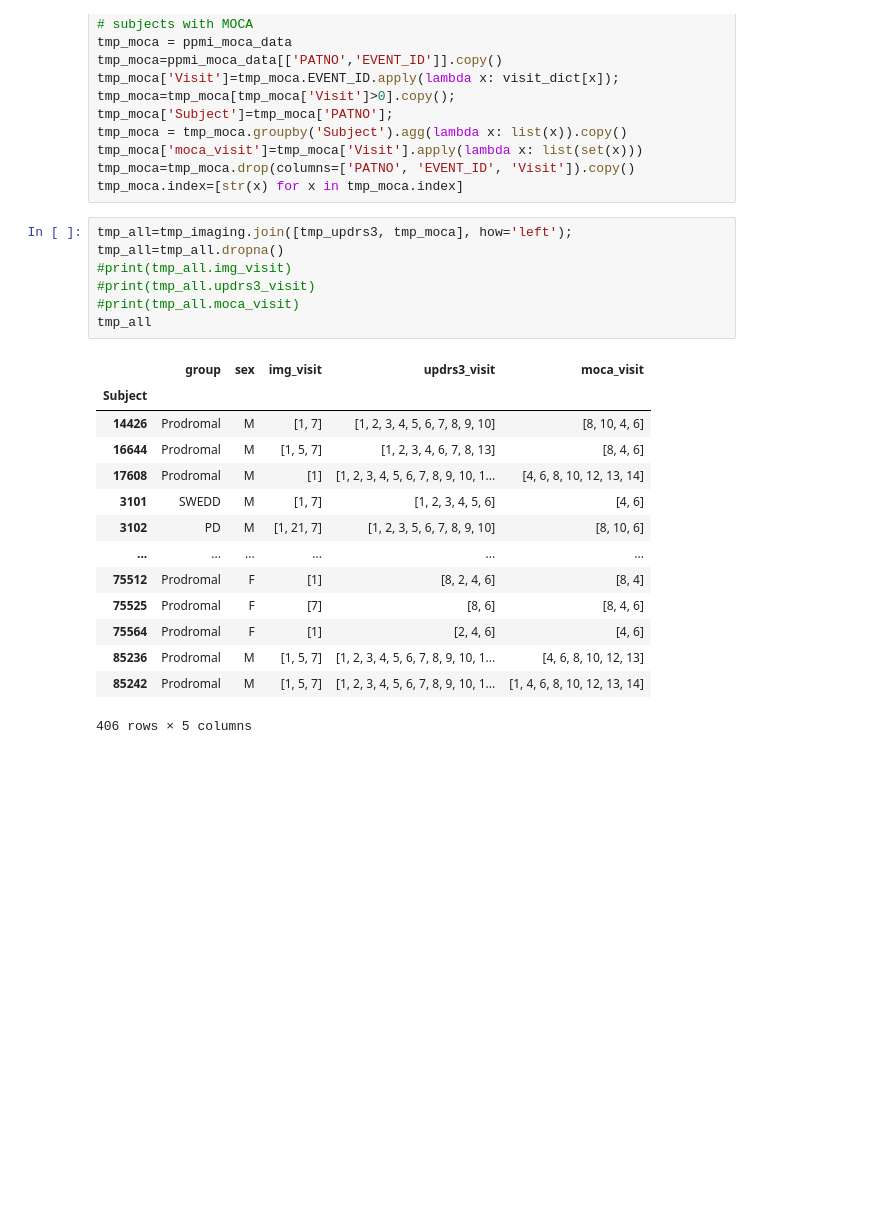
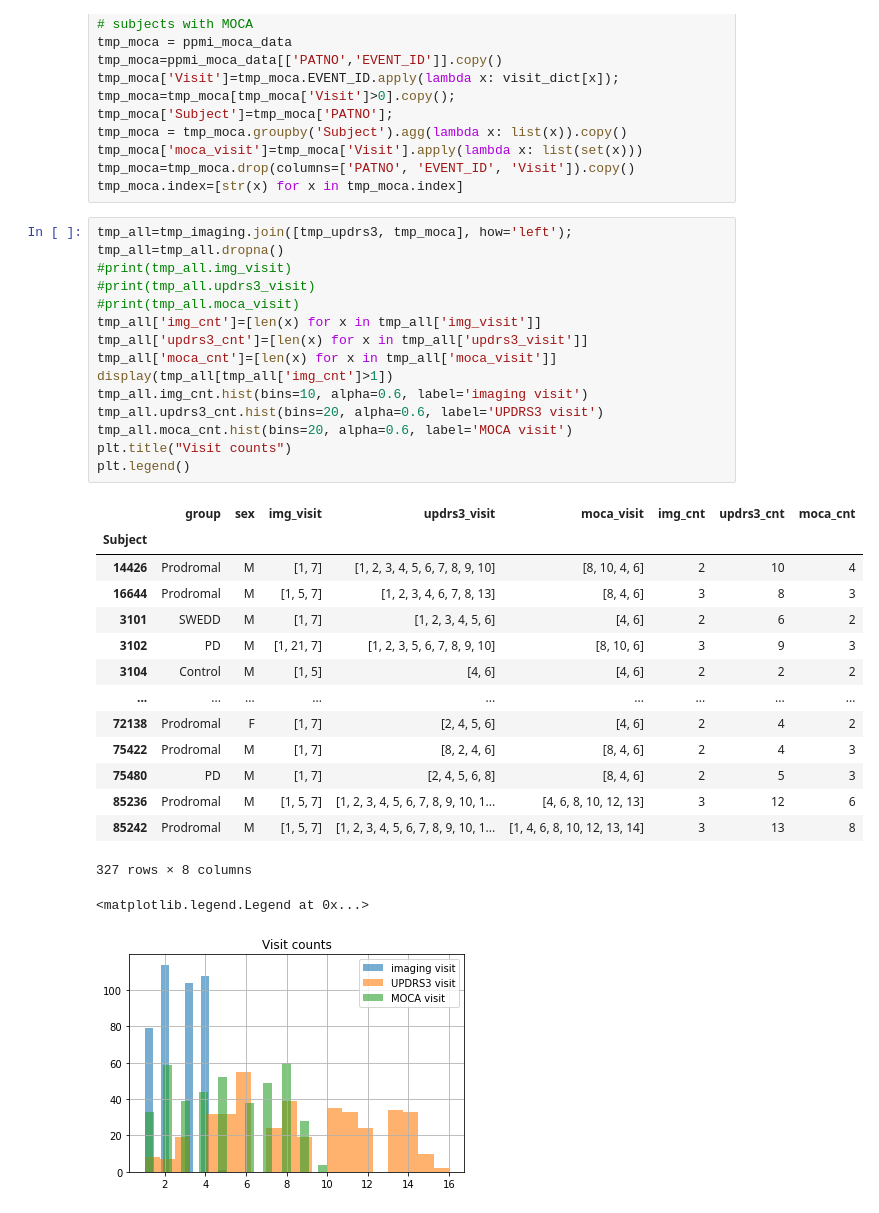
Before and after one commit to nipoppy/nipoppy, a Jupyter notebook: notebooks/subject_profiling_filtering.ipynb, the cells around one changed output. Saved outputs shown, nothing was run; the diff lists cells and outputs as text; blank space fills up the shorter version.

```diff
--- a/notebooks/subject_profiling_filtering.ipynb
+++ b/notebooks/subject_profiling_filtering.ipynb
@@ -419,25 +652,35 @@ tmp_moca.index=[str(x) for x in tmp_moca.index]
 # %%
 tmp_all=tmp_imaging.join([tmp_updrs3, tmp_moca], how='left');
 tmp_all=tmp_all.dropna()
 #print(tmp_all.img_visit)
 #print(tmp_all.updrs3_visit)
 #print(tmp_all.moca_visit)
-tmp_all
+tmp_all['img_cnt']=[len(x) for x in tmp_all['img_visit']]
+tmp_all['updrs3_cnt']=[len(x) for x in tmp_all['updrs3_visit']]
+tmp_all['moca_cnt']=[len(x) for x in tmp_all['moca_visit']]
+display(tmp_all[tmp_all['img_cnt']>1])
+tmp_all.img_cnt.hist(bins=10, alpha=0.6, label='imaging visit')
+tmp_all.updrs3_cnt.hist(bins=20, alpha=0.6, label='UPDRS3 visit')
+tmp_all.moca_cnt.hist(bins=20, alpha=0.6, label='MOCA visit')
+plt.title("Visit counts")
+plt.legend()
 # %% [output]
-|  | group | sex | img_visit | updrs3_visit | moca_visit |
-| Subject |  |  |  |  |  |
-| 14426 | Prodromal | M | [1, 7] | [1, 2, 3, 4, 5, 6, 7, 8, 9, 10] | [8, 10, 4, 6] |
-| 16644 | Prodromal | M | [1, 5, 7] | [1, 2, 3, 4, 6, 7, 8, 13] | [8, 4, 6] |
-| 17608 | Prodromal | M | [1] | [1, 2, 3, 4, 5, 6, 7, 8, 9, 10, 1... | [4, 6, 8, 10, 12, 13, 14] |
-| 3101 | SWEDD | M | [1, 7] | [1, 2, 3, 4, 5, 6] | [4, 6] |
-| 3102 | PD | M | [1, 21, 7] | [1, 2, 3, 5, 6, 7, 8, 9, 10] | [8, 10, 6] |
-| ... | ... | ... | ... | ... | ... |
-| 75512 | Prodromal | F | [1] | [8, 2, 4, 6] | [8, 4] |
-| 75525 | Prodromal | F | [7] | [8, 6] | [8, 4, 6] |
-| 75564 | Prodromal | F | [1] | [2, 4, 6] | [4, 6] |
-| 85236 | Prodromal | M | [1, 5, 7] | [1, 2, 3, 4, 5, 6, 7, 8, 9, 10, 1... | [4, 6, 8, 10, 12, 13] |
-| 85242 | Prodromal | M | [1, 5, 7] | [1, 2, 3, 4, 5, 6, 7, 8, 9, 10, 1... | [1, 4, 6, 8, 10, 12, 13, 14] |
+|  | group | sex | img_visit | updrs3_visit | moca_visit | img_cnt | updrs3_cnt | moca_cnt |
+| Subject |  |  |  |  |  |  |  |  |
+| 14426 | Prodromal | M | [1, 7] | [1, 2, 3, 4, 5, 6, 7, 8, 9, 10] | [8, 10, 4, 6] | 2 | 10 | 4 |
+| 16644 | Prodromal | M | [1, 5, 7] | [1, 2, 3, 4, 6, 7, 8, 13] | [8, 4, 6] | 3 | 8 | 3 |
+| 3101 | SWEDD | M | [1, 7] | [1, 2, 3, 4, 5, 6] | [4, 6] | 2 | 6 | 2 |
+| 3102 | PD | M | [1, 21, 7] | [1, 2, 3, 5, 6, 7, 8, 9, 10] | [8, 10, 6] | 3 | 9 | 3 |
+| 3104 | Control | M | [1, 5] | [4, 6] | [4, 6] | 2 | 2 | 2 |
+| ... | ... | ... | ... | ... | ... | ... | ... | ... |
+| 72138 | Prodromal | F | [1, 7] | [2, 4, 5, 6] | [4, 6] | 2 | 4 | 2 |
+| 75422 | Prodromal | M | [1, 7] | [8, 2, 4, 6] | [8, 4, 6] | 2 | 4 | 3 |
+| 75480 | PD | M | [1, 7] | [2, 4, 5, 6, 8] | [8, 4, 6] | 2 | 5 | 3 |
+| 85236 | Prodromal | M | [1, 5, 7] | [1, 2, 3, 4, 5, 6, 7, 8, 9, 10, 1... | [4, 6, 8, 10, 12, 13] | 3 | 12 | 6 |
+| 85242 | Prodromal | M | [1, 5, 7] | [1, 2, 3, 4, 5, 6, 7, 8, 9, 10, 1... | [1, 4, 6, 8, 10, 12, 13, 14] | 3 | 13 | 8 |
-406 rows × 5 columns
+327 rows × 8 columns
+<matplotlib.legend.Legend at 0x...>
+[figure, added]
 # %%
 tmp_all_test=tmp_all.copy()
 for x in tmp_all_test.index:
```
Also changed, not shown: parts of 6 cells of this notebook, 3 other files.
